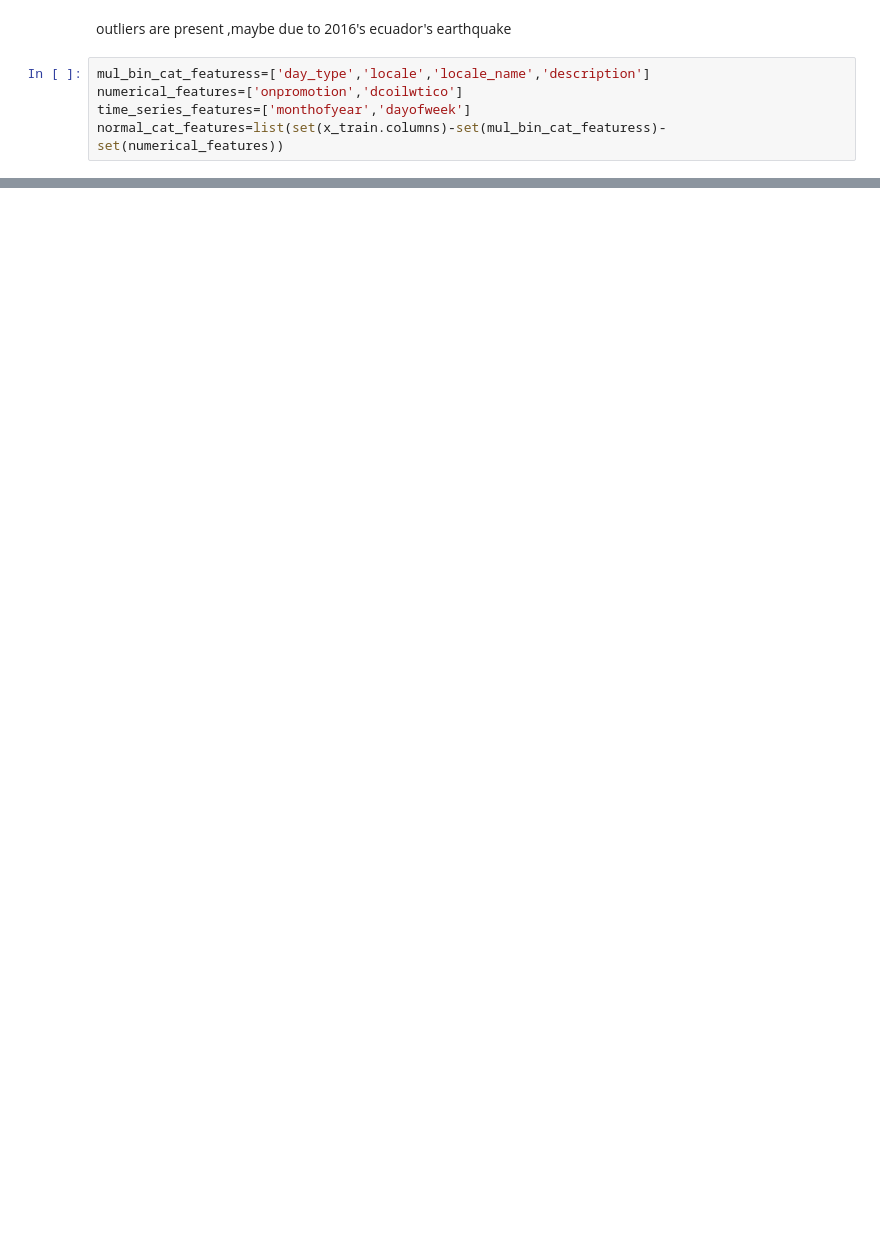
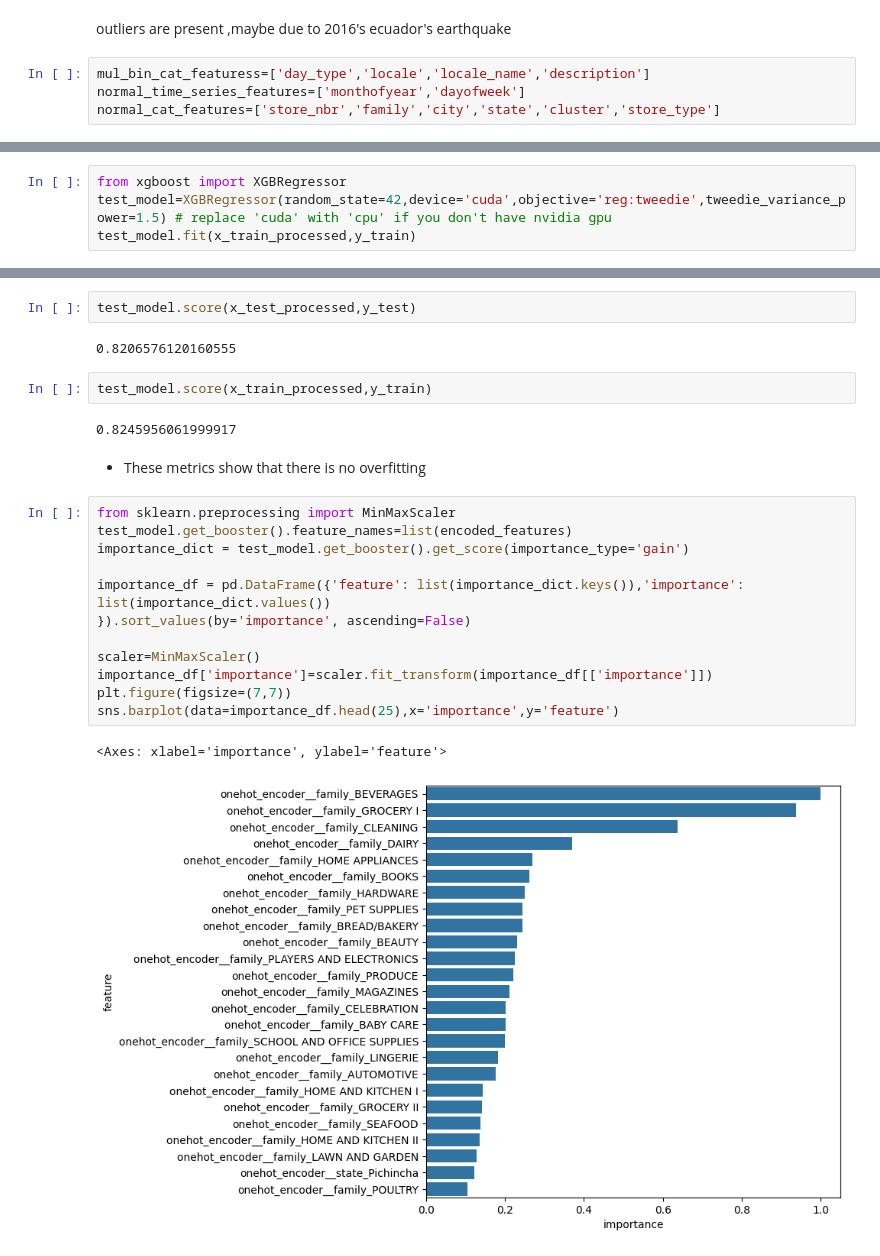
Before and after one commit to Umeshuchai/Stores_Sales-Times_Series_Forecasting, a Jupyter notebook: training_and_testing/Sales_Prediction.ipynb, the cells around one changed output, grey strips where cells are left out. Cells and saved outputs as stored; diff of their text form; blank space fills up the shorter version.

```diff
--- a/training_and_testing/Sales_Prediction.ipynb
+++ b/training_and_testing/Sales_Prediction.ipynb
@@ -419,7 +448,6 @@ for i,feature in enumerate(features):
 outliers are present ,maybe due to 2016's ecuador's earthquake
 # %%
 mul_bin_cat_featuress=['day_type','locale','locale_name','description']
-numerical_features=['onpromotion','dcoilwtico']
-time_series_features=['monthofyear','dayofweek']
-normal_cat_features=list(set(x_train.columns)-set(mul_bin_cat_featuress)-set(numerical_features))
+normal_time_series_features=['monthofyear','dayofweek']
+normal_cat_features=['store_nbr','family','city','state','cluster','store_type']
 # %%
@@ -455,0 +543,4 @@ x_train_processed.shape
+# %%
+from xgboost import XGBRegressor
+test_model=XGBRegressor(random_state=42,device='cuda',objective='reg:tweedie',tweedie_variance_power=1.5) # replace 'cuda' with 'cpu' if you don't have nvidia gpu
+test_model.fit(x_train_processed,y_train)
@@ -455,0 +583,25 @@ x_train_processed.shape
+# %%
+test_model.score(x_test_processed,y_test)
+# %% [output]
+0.8206576120160555
+# %%
+test_model.score(x_train_processed,y_train)
+# %% [output]
+0.8245956061999917
+# %% [markdown]
+- These metrics show that there is no overfitting
+# %%
+from sklearn.preprocessing import MinMaxScaler
+test_model.get_booster().feature_names=list(encoded_features)
+importance_dict = test_model.get_booster().get_score(importance_type='gain')
+
+importance_df = pd.DataFrame({'feature': list(importance_dict.keys()),'importance': list(importance_dict.values())
+}).sort_values(by='importance', ascending=False)
+
+scaler=MinMaxScaler()
+importance_df['importance']=scaler.fit_transform(importance_df[['importance']])
+plt.figure(figsize=(7,7))
+sns.barplot(data=importance_df.head(25),x='importance',y='feature')
+# %% [output]
+<Axes: xlabel='importance', ylabel='feature'>
+[figure, added]
```
Also changed, not shown: parts of 42 cells of this notebook, 1 other file.
